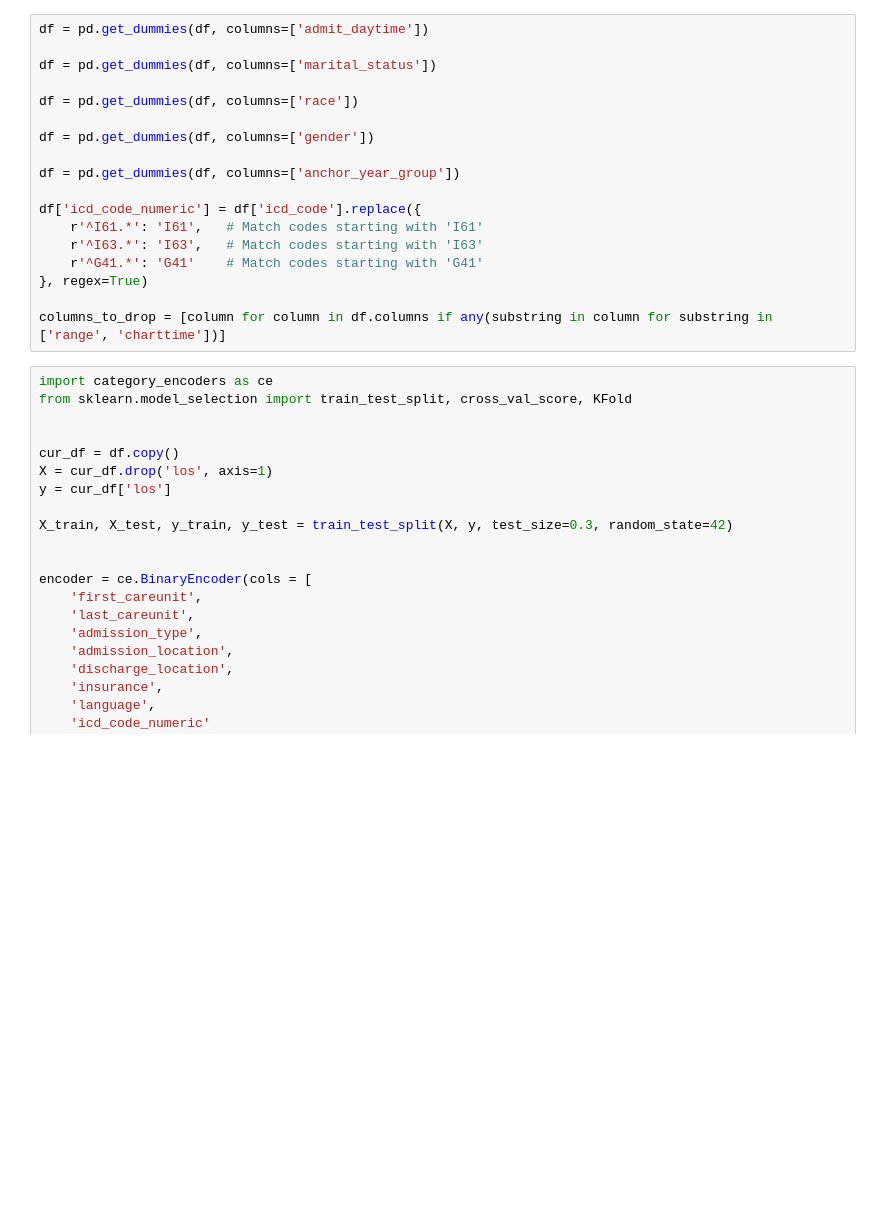
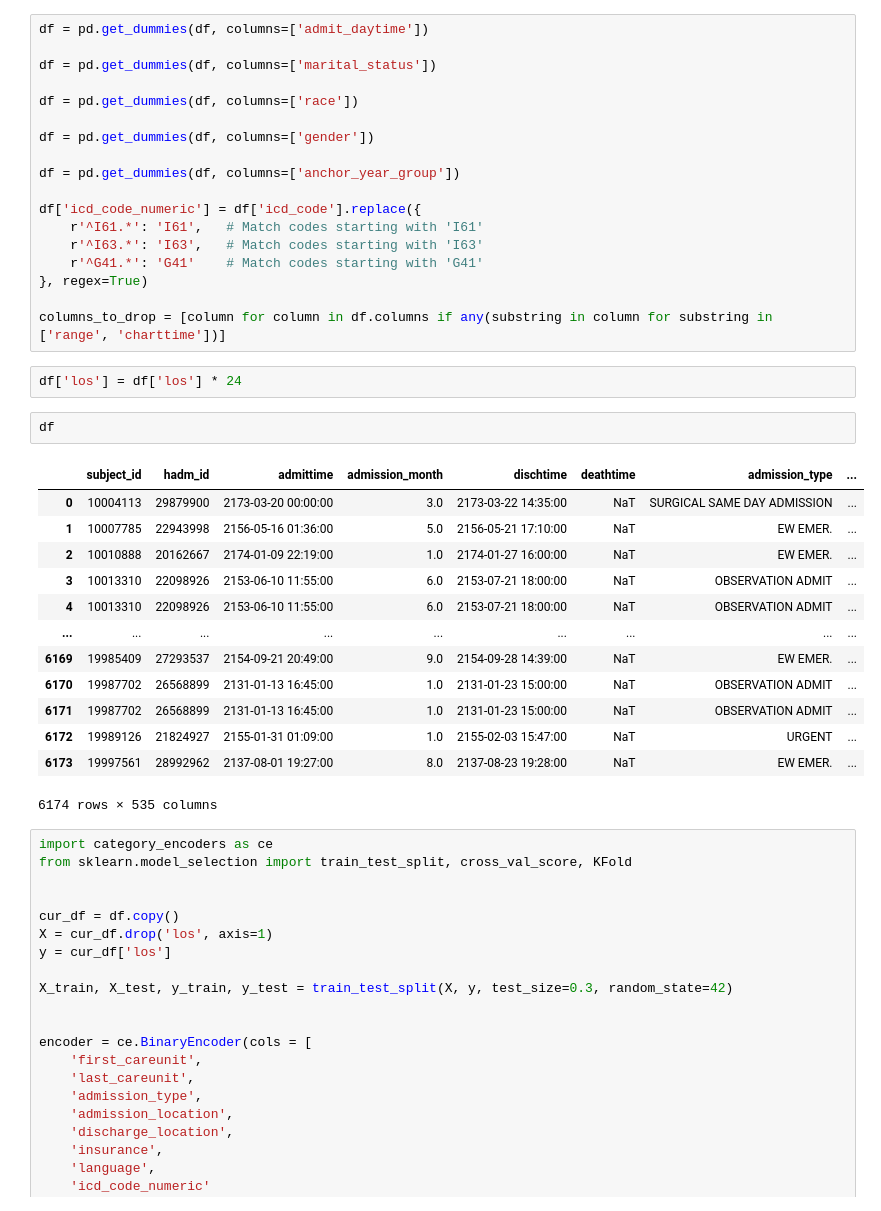
Before and after one commit to TarnishingColors/Thesis_MIMIC-IV_neurological_disorders, a Jupyter notebook: ml/labevents_enhanced_study.ipynb, the cells around one changed output. Drawn from its saved outputs; the diff is of its cells as text; blank space fills up the shorter version.

```diff
--- a/ml/labevents_enhanced_study.ipynb
+++ b/ml/labevents_enhanced_study.ipynb
@@ -52,6 +52,24 @@ df['icd_code_numeric'] = df['icd_code'].replace({
 }, regex=True)
 
 columns_to_drop = [column for column in df.columns if any(substring in column for substring in ['range', 'charttime'])]
+# %%
+df['los'] = df['los'] * 24
+# %%
+df
+# %% [output]
+|  | subject_id | hadm_id | admittime | admission_month | dischtime | deathtime | admission_type | ... |
+| 0 | 10004113 | 29879900 | 2173-03-20 00:00:00 | 3.0 | 2173-03-22 14:35:00 | NaT | SURGICAL SAME DAY ADMISSION | ... |
+| 1 | 10007785 | 22943998 | 2156-05-16 01:36:00 | 5.0 | 2156-05-21 17:10:00 | NaT | EW EMER. | ... |
+| 2 | 10010888 | 20162667 | 2174-01-09 22:19:00 | 1.0 | 2174-01-27 16:00:00 | NaT | EW EMER. | ... |
+| 3 | 10013310 | 22098926 | 2153-06-10 11:55:00 | 6.0 | 2153-07-21 18:00:00 | NaT | OBSERVATION ADMIT | ... |
+| 4 | 10013310 | 22098926 | 2153-06-10 11:55:00 | 6.0 | 2153-07-21 18:00:00 | NaT | OBSERVATION ADMIT | ... |
+| ... | ... | ... | ... | ... | ... | ... | ... | ... |
+| 6169 | 19985409 | 27293537 | 2154-09-21 20:49:00 | 9.0 | 2154-09-28 14:39:00 | NaT | EW EMER. | ... |
+| 6170 | 19987702 | 26568899 | 2131-01-13 16:45:00 | 1.0 | 2131-01-23 15:00:00 | NaT | OBSERVATION ADMIT | ... |
+| 6171 | 19987702 | 26568899 | 2131-01-13 16:45:00 | 1.0 | 2131-01-23 15:00:00 | NaT | OBSERVATION ADMIT | ... |
+| 6172 | 19989126 | 21824927 | 2155-01-31 01:09:00 | 1.0 | 2155-02-03 15:47:00 | NaT | URGENT | ... |
+| 6173 | 19997561 | 28992962 | 2137-08-01 19:27:00 | 8.0 | 2137-08-23 19:28:00 | NaT | EW EMER. | ... |
+6174 rows × 535 columns
 # %%
 import category_encoders as ce
 from sklearn.model_selection import train_test_split, cross_val_score, KFold
```
Also changed, not shown: parts of 18 cells of this notebook, 13 other files.
